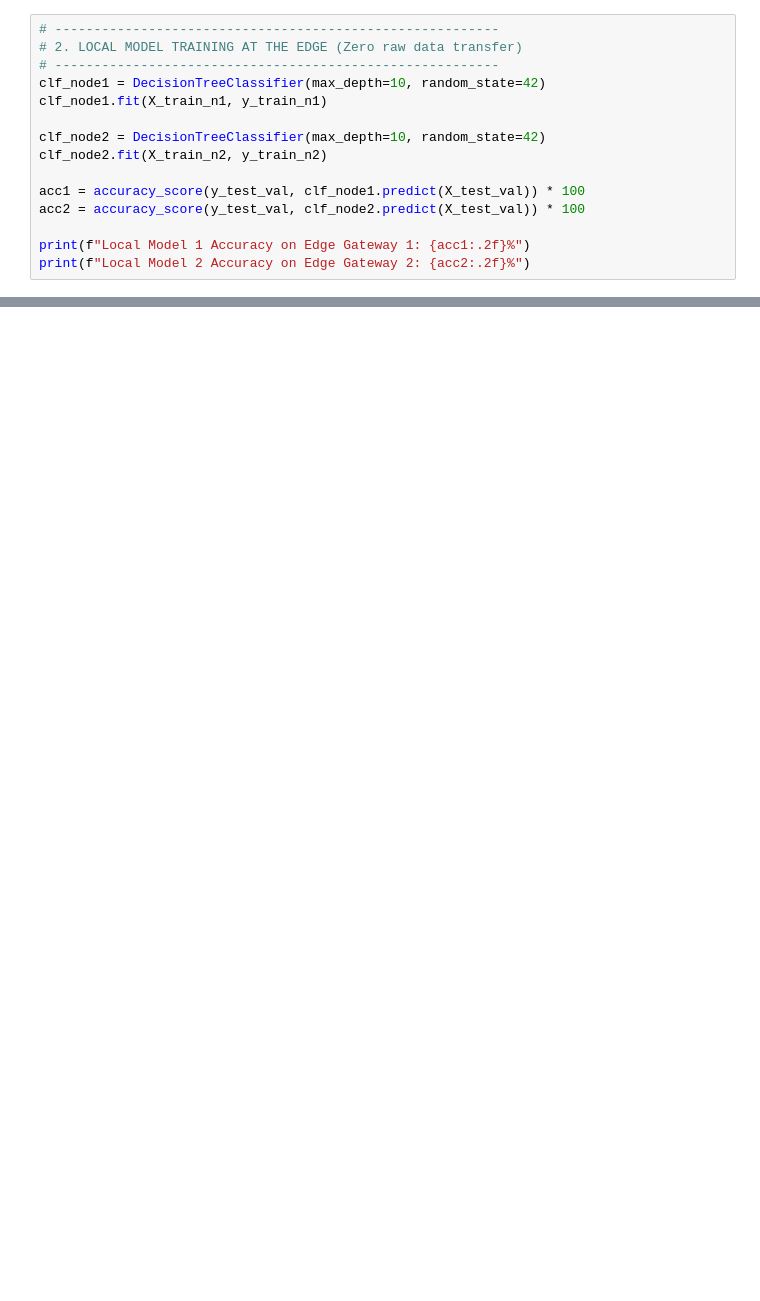
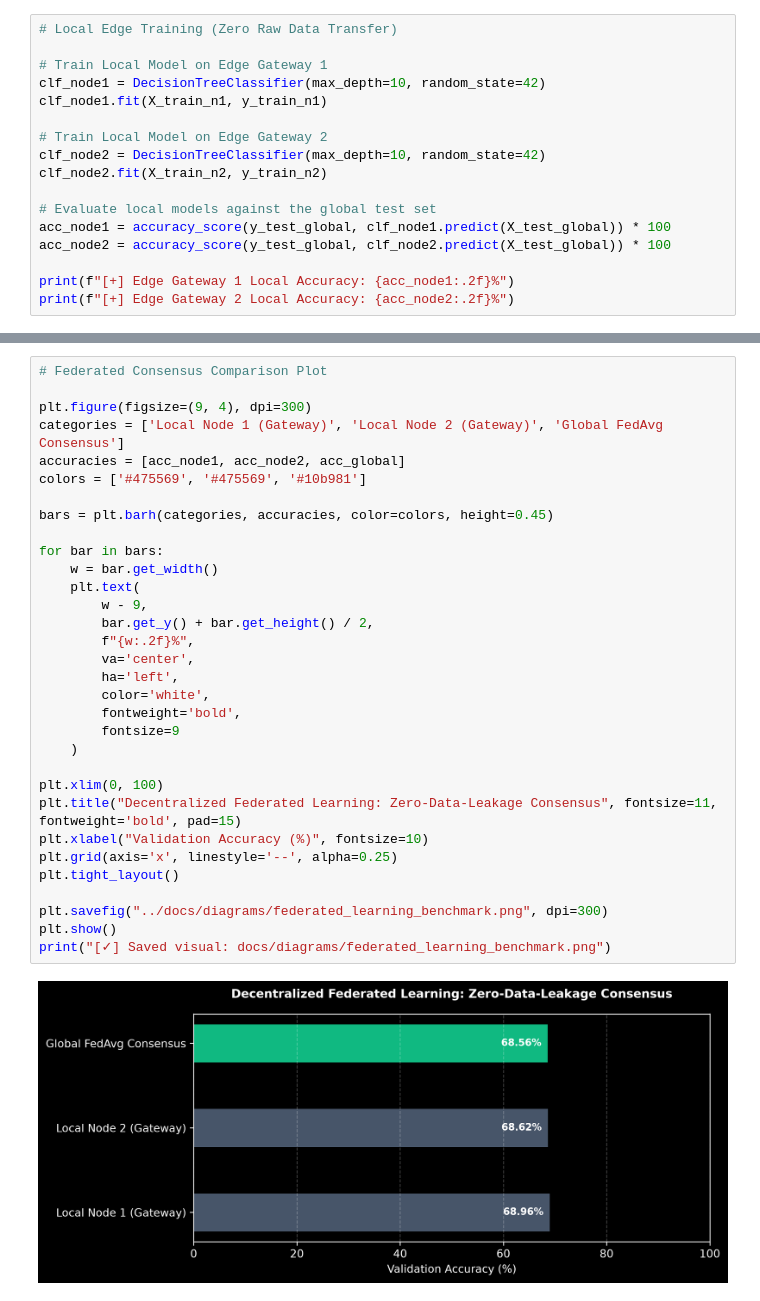
Before and after one commit to SurajTheOptimizerX/Edge-AI-MQTT-IDS, a Jupyter notebook: notebooks/03_federated_learning_sim.ipynb, the cells around one changed output, grey strips where cells are left out. Drawn from its saved outputs; the diff is of its cells as text; blank space fills up the shorter version.

```diff
--- a/notebooks/03_federated_learning_sim.ipynb
+++ b/notebooks/03_federated_learning_sim.ipynb
@@ -25,16 +38,18 @@ Edge Node 2 Local Samples: 20000
 # %%
-# ---------------------------------------------------------
-# 2. LOCAL MODEL TRAINING AT THE EDGE (Zero raw data transfer)
-# ---------------------------------------------------------
+# Local Edge Training (Zero Raw Data Transfer)
+
+# Train Local Model on Edge Gateway 1
 clf_node1 = DecisionTreeClassifier(max_depth=10, random_state=42)
 clf_node1.fit(X_train_n1, y_train_n1)
 
+# Train Local Model on Edge Gateway 2
 clf_node2 = DecisionTreeClassifier(max_depth=10, random_state=42)
 clf_node2.fit(X_train_n2, y_train_n2)
 
-acc1 = accuracy_score(y_test_val, clf_node1.predict(X_test_val)) * 100
-acc2 = accuracy_score(y_test_val, clf_node2.predict(X_test_val)) * 100
+# Evaluate local models against the global test set
+acc_node1 = accuracy_score(y_test_global, clf_node1.predict(X_test_global)) * 100
+acc_node2 = accuracy_score(y_test_global, clf_node2.predict(X_test_global)) * 100
 
-print(f"Local Model 1 Accuracy on Edge Gateway 1: {acc1:.2f}%")
-print(f"Local Model 2 Accuracy on Edge Gateway 2: {acc2:.2f}%")
+print(f"[+] Edge Gateway 1 Local Accuracy: {acc_node1:.2f}%")
+print(f"[+] Edge Gateway 2 Local Accuracy: {acc_node2:.2f}%")
 # %% [output]
@@ -63,0 +86,34 @@ Verification: Raw payload/sensor packets remained local; only parameters were sh
+# %%
+# Federated Consensus Comparison Plot
+
+plt.figure(figsize=(9, 4), dpi=300)
+categories = ['Local Node 1 (Gateway)', 'Local Node 2 (Gateway)', 'Global FedAvg Consensus']
+accuracies = [acc_node1, acc_node2, acc_global]
+colors = ['#475569', '#475569', '#10b981']
+
+bars = plt.barh(categories, accuracies, color=colors, height=0.45)
+
+for bar in bars:
+    w = bar.get_width()
+    plt.text(
+        w - 9,
+        bar.get_y() + bar.get_height() / 2,
+        f"{w:.2f}%",
+        va='center',
+        ha='left',
+        color='white',
+        fontweight='bold',
+        fontsize=9
+    )
+
+plt.xlim(0, 100)
+plt.title("Decentralized Federated Learning: Zero-Data-Leakage Consensus", fontsize=11, fontweight='bold', pad=15)
+plt.xlabel("Validation Accuracy (%)", fontsize=10)
+plt.grid(axis='x', linestyle='--', alpha=0.25)
+plt.tight_layout()
+
+plt.savefig("../docs/diagrams/federated_learning_benchmark.png", dpi=300)
+plt.show()
+print("[✓] Saved visual: docs/diagrams/federated_learning_benchmark.png")
+# %% [output]
+[figure, added]
```
Also changed, not shown: parts of 5 cells of this notebook, 8 other files.
